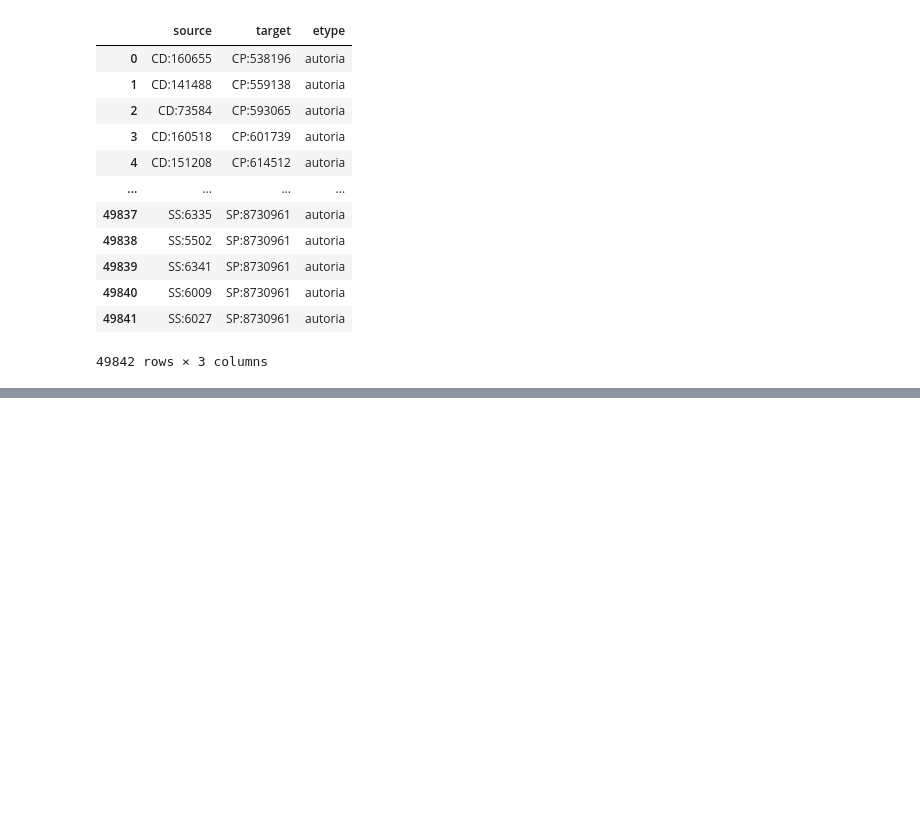
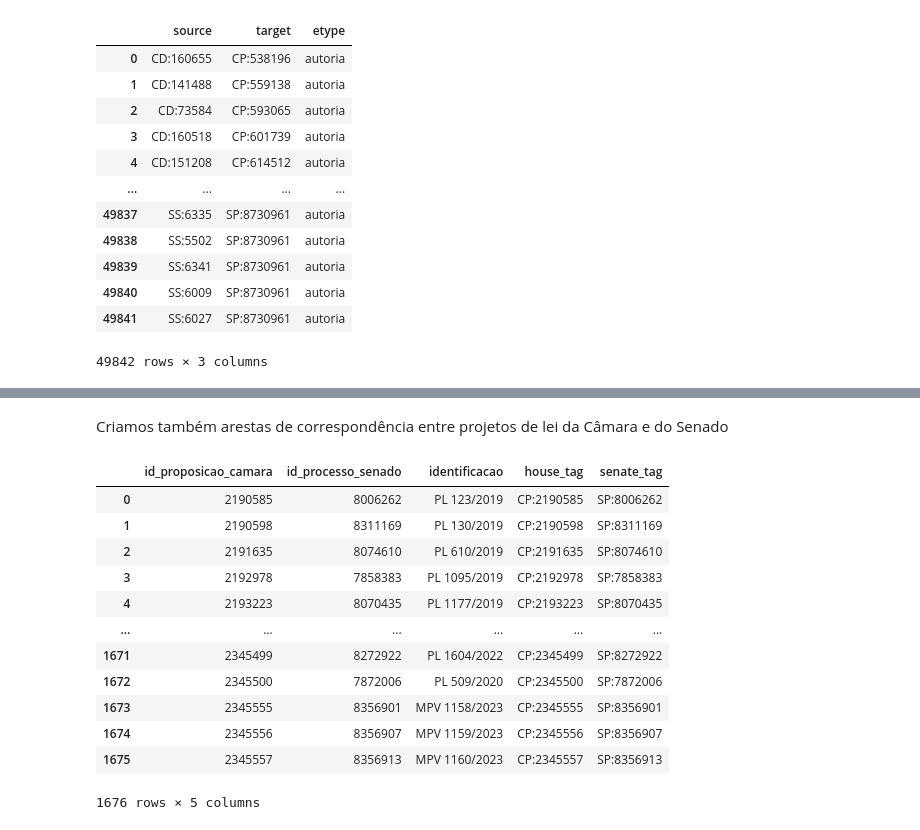
Before and after one commit to busdriverbuddha/tramita, a Jupyter notebook: gold/gold.ipynb, the cells around one changed output, grey strips where cells are left out. Drawn from its saved outputs; the diff is of its cells as text; code cells hidden in the pictures; blank space fills up the shorter version.

```diff
--- a/gold/gold.ipynb
+++ b/gold/gold.ipynb
@@ -29,17 +0,0 @@ EDGES_PATH_CSV = OUT_DIR / "edges.csv"
-# %%
-with duckdb.connect(DB_PATH, read_only=True) as con:
-
-    house_props_df = con.execute("SELECT * FROM proposicoes_camara").df()
-    house_autores_df = con.execute("SELECT * FROM autores_camara").df()
-    house_deputados_df = con.execute("SELECT * FROM deputados_camara").df()
-    house_orgaos_df = con.execute("SELECT * FROM orgaos_camara").df()
-
-    senate_procs_df = con.execute("SELECT * FROM processo_senado").df()
-    senate_autores_df = con.execute("SELECT * FROM autoria_iniciativa_senado").df()
-    senate_parlamentares_df = con.execute("SELECT * FROM parlamentar_senado").df()
-    senate_entes_df = con.execute("SELECT * FROM ente_senado").df()
-
-    bill_match_df = con.execute("SELECT * FROM correspondencia_proposicoes_processo").df()
-
-senate_parlamentares_df['tag'] = 'SS:' + senate_parlamentares_df['codigo_parlamentar'].astype(str)
-senate_parlamentares_df
@@ -316,9 +492,20 @@ nodes_df
+# %% [markdown]
+Criamos também arestas de correspondência entre projetos de lei da Câmara e do Senado
 # %%
 bill_match_df['house_tag'] = 'CP:' + bill_match_df['id_proposicao_camara'].astype(str)
 bill_match_df['senate_tag'] = 'SP:' + bill_match_df['id_processo_senado'].astype(str)
-filtered_bill_match_df = bill_match_df[
-    bill_match_df['house_tag'].isin(nodes_df[nodes_df['type'] == 'Proposicao']['tag']) &
-    bill_match_df['senate_tag'].isin(nodes_df[nodes_df['type'] == 'Processo']['tag'])
-]
-filtered_bill_match_df = filtered_bill_match_df[['house_tag', 'senate_tag']].rename(columns={'house_tag': 'source', 'senate_tag': 'target'})
-filtered_bill_match_df['etype'] = 'correspondencia'
+bill_match_df
+# %% [output]
+|  | id_proposicao_camara | id_processo_senado | identificacao | house_tag | senate_tag |
+| 0 | 2190585 | 8006262 | PL 123/2019 | CP:2190585 | SP:8006262 |
+| 1 | 2190598 | 8311169 | PL 130/2019 | CP:2190598 | SP:8311169 |
+| 2 | 2191635 | 8074610 | PL 610/2019 | CP:2191635 | SP:8074610 |
+| 3 | 2192978 | 7858383 | PL 1095/2019 | CP:2192978 | SP:7858383 |
+| 4 | 2193223 | 8070435 | PL 1177/2019 | CP:2193223 | SP:8070435 |
+| ... | ... | ... | ... | ... | ... |
+| 1671 | 2345499 | 8272922 | PL 1604/2022 | CP:2345499 | SP:8272922 |
+| 1672 | 2345500 | 7872006 | PL 509/2020 | CP:2345500 | SP:7872006 |
+| 1673 | 2345555 | 8356901 | MPV 1158/2023 | CP:2345555 | SP:8356901 |
+| 1674 | 2345556 | 8356907 | MPV 1159/2023 | CP:2345556 | SP:8356907 |
+| 1675 | 2345557 | 8356913 | MPV 1160/2023 | CP:2345557 | SP:8356913 |
+1676 rows × 5 columns
```
Also changed, not shown: parts of 94 cells of this notebook, 17 other files.
